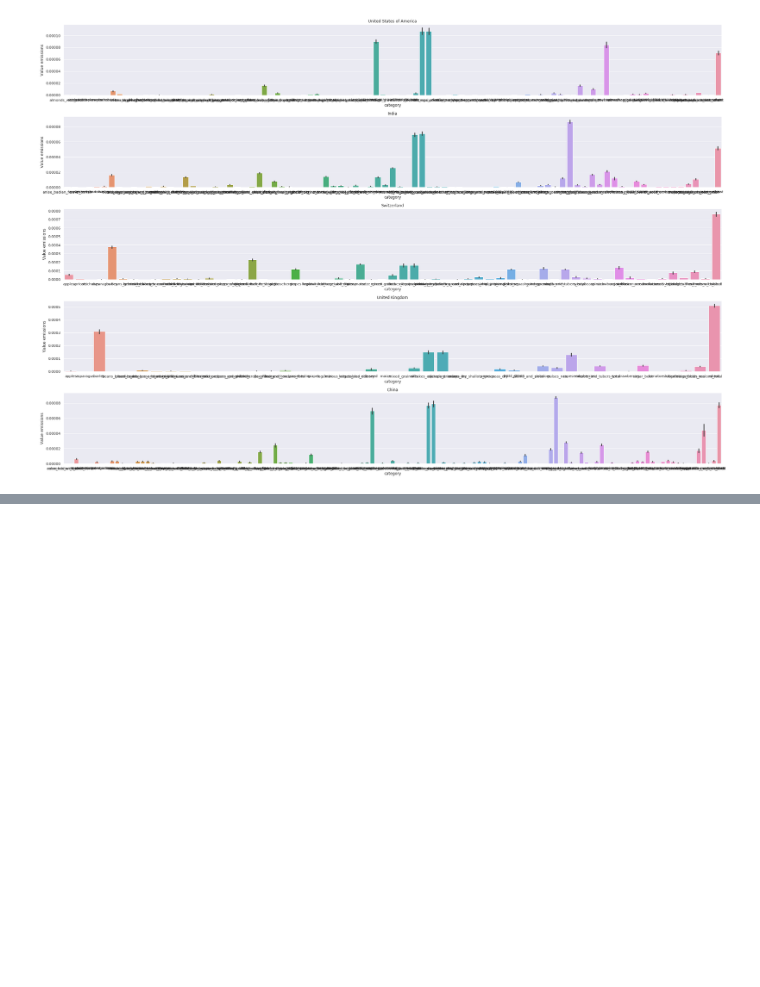
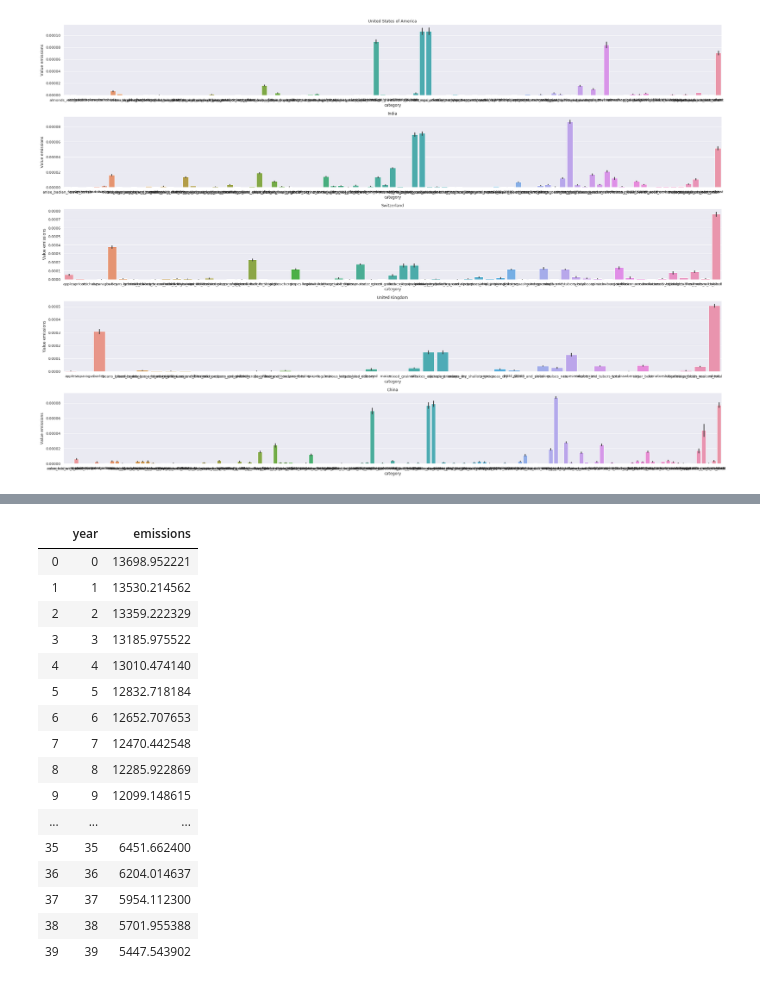
Before and after one commit to shivz7/ADA, a Jupyter notebook: questions_1_2.ipynb, the cells around one changed output, grey strips where cells are left out. Drawn from its saved outputs; the diff is of its cells as text; code cells hidden in the pictures; blank space fills up the shorter version.

```diff
--- a/questions_1_2.ipynb
+++ b/questions_1_2.ipynb
@@ -441,0 +570,20 @@ def get_model_emissions_country(country):
+# %%
+pd.DataFrame(models[3].predict_emissions(2000,2040),columns=["emissions"]).reset_index().rename(columns={"index":"year"})
+# %% [output]
+|  | year | emissions |
+| 0 | 0 | 13698.952221 |
+| 1 | 1 | 13530.214562 |
+| 2 | 2 | 13359.222329 |
+| 3 | 3 | 13185.975522 |
+| 4 | 4 | 13010.474140 |
+| 5 | 5 | 12832.718184 |
+| 6 | 6 | 12652.707653 |
+| 7 | 7 | 12470.442548 |
+| 8 | 8 | 12285.922869 |
+| 9 | 9 | 12099.148615 |
+| ... | ... | ... |
+| 35 | 35 | 6451.662400 |
+| 36 | 36 | 6204.014637 |
+| 37 | 37 | 5954.112300 |
+| 38 | 38 | 5701.955388 |
+| 39 | 39 | 5447.543902 |
```
Also changed, not shown: parts of 12 cells of this notebook.
